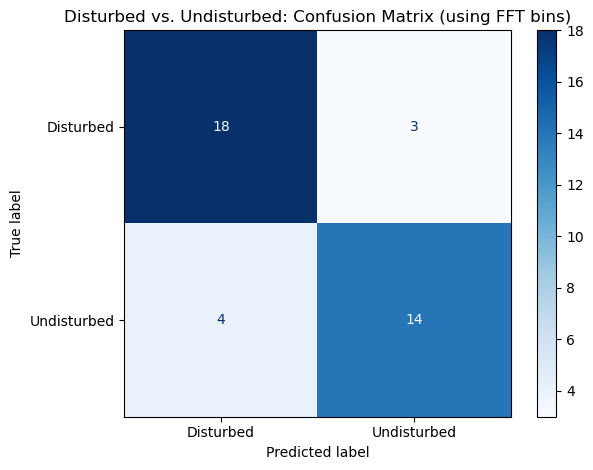
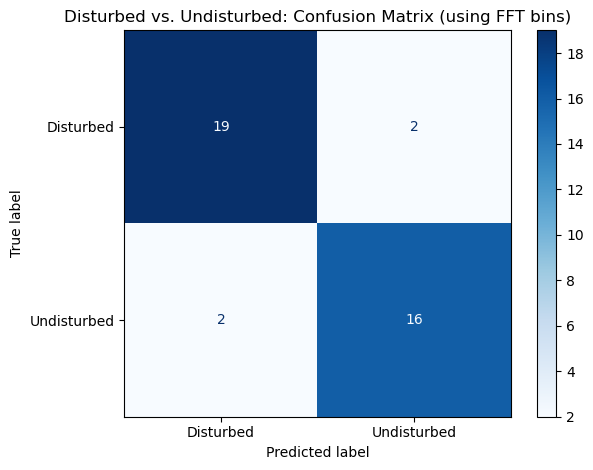
The change to this notebook cell's code, shown as a diff; its figure went from the first image to the second:
--- before
+++ after
@@ -18,5 +18,5 @@
 plt.title("Disturbed vs. Undisturbed: Confusion Matrix (using FFT bins)")
 plt.tight_layout()
-#plt.savefig("confusion_matrix_.png", dpi=150)
+plt.savefig("disturb_vs_undisturb_confusion_matrix2.png", dpi=150)
 plt.show()
 

Commit: new conf matrices